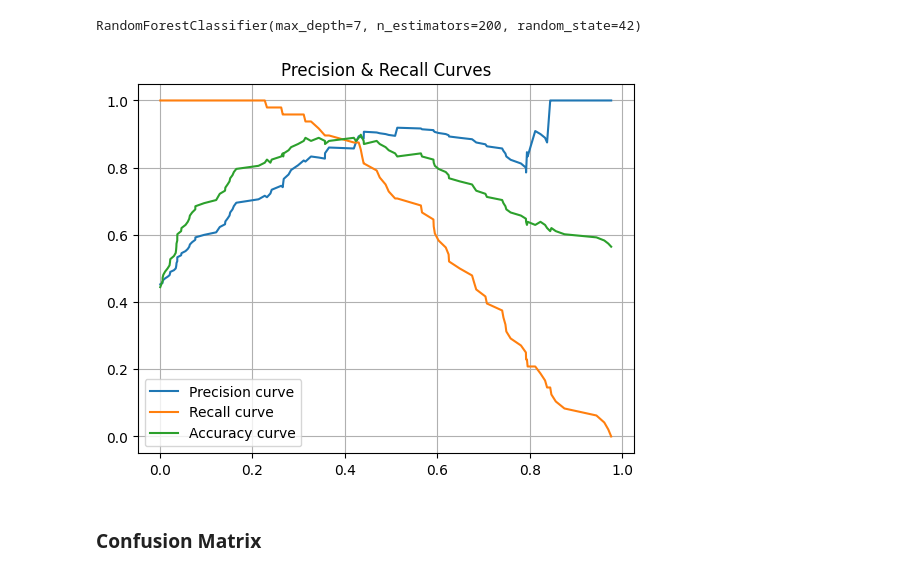
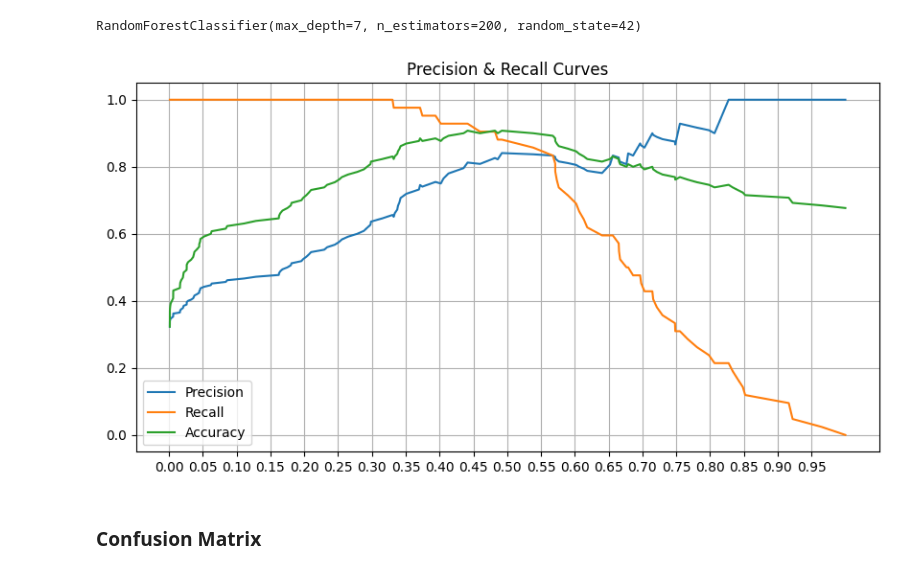
Before and after one commit to xiaoella/find_my_laura_ashley, a Jupyter notebook: Model Training.ipynb, the cells around one changed output. Saved outputs shown, nothing was run; the diff lists cells and outputs as text; code cells hidden in the pictures.

```diff
--- a/Model Training.ipynb
+++ b/Model Training.ipynb
@@ -131,6 +134,6 @@ param_grid = {
     }
 
 # Initialize GridSearchCV and fit it to the training data
-grid_search = GridSearchCV(random_forest, param_grid, n_jobs=-1, scoring="accuracy", cv=5, verbose=2)
+grid_search = GridSearchCV(random_forest, param_grid, n_jobs=-1, scoring="accuracy", cv=5)
 grid_search.fit(X_train, y_train)
 # %% [output]
@@ -173,19 +160,20 @@ y_pred_scores = random_forest_tuned.predict_proba(X_test)[:, 1]
 # %%
-from sklearn.metrics import accuracy_score, precision_recall_curve
+precision, recall, thresholds = precision_recall_curve(y_test, y_pred_scores)
 
-precision, recall, thresholds = precision_recall_curve(y_test, y_pred_scores)
+thresholds = np.append(thresholds, 1) # Adding a threshold to match precision and recall lengths
 
 accuracies = [accuracy_score(y_test, y_pred_scores >= t) for t in thresholds]
 
-# Plot the precision-recall curve
-plt.figure()
-plt.plot(thresholds, precision[1:], label=f'Precision curve')
-plt.plot(thresholds, recall[1:], label=f'Recall curve')
-plt.plot(thresholds, accuracies, label="Accuracy curve")
-plt.grid()
+# Plotting the precision-recall and accuracy curve
+plt.figure(figsize=(10, 5))
+plt.plot(thresholds, precision, label=f'Precision')
+plt.plot(thresholds, recall, label=f'Recall')
+plt.plot(thresholds, accuracies, label="Accuracy")
 plt.title('Precision & Recall Curves')
+plt.grid(True)
 plt.legend(loc="best")
+plt.xticks(np.arange(0, 1, 0.05))
 plt.show()
 # %% [output]
-[figure, old version]
+[figure, new version]
 # %%
```
Also changed, not shown: parts of 19 cells of this notebook, 1 other file.
